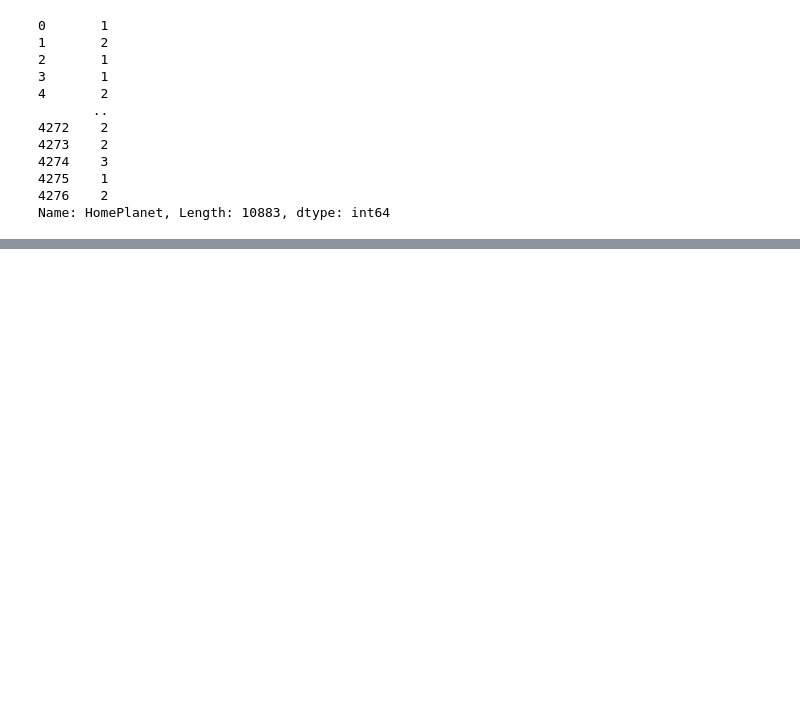
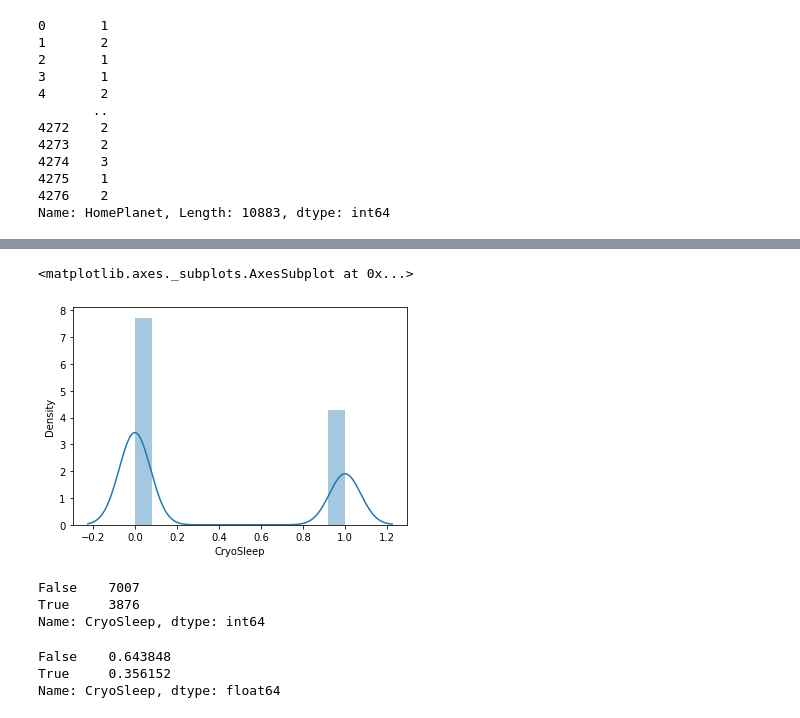
Before and after one commit to ThierrryScotto/Spaceship-Titanic, a Jupyter notebook: Spaceship_Titanic.ipynb, the cells around one changed output, grey strips where cells are left out. Cells and saved outputs as stored; diff of their text form; code cells hidden in the pictures; blank space fills up the shorter version.

```diff
--- a/Spaceship_Titanic.ipynb
+++ b/Spaceship_Titanic.ipynb
@@ -450,0 +449,2 @@ Name: HomePlanet, Length: 10883, dtype: int64
+# %%
+data_frame['CryoSleep'][data_frame['CryoSleep'] == 'not listed'] = False
@@ -450,0 +488,19 @@ Name: HomePlanet, Length: 10883, dtype: int64
+# %%
+sns.distplot(data_frame['CryoSleep'])
+# %% [output]
+<matplotlib.axes._subplots.AxesSubplot at 0x...>
+[figure, added]
+# %%
+cryosleep_count = data_frame['CryoSleep'].value_counts()
+cryosleep_count
+# %% [output]
+False    7007
+True     3876
+Name: CryoSleep, dtype: int64
+# %%
+cryosleep_percent = cryosleep_count / len(data_frame)
+cryosleep_percent
+# %% [output]
+False    0.643848
+True     0.356152
+Name: CryoSleep, dtype: float64
```
Also changed, not shown: parts of 112 cells of this notebook.
